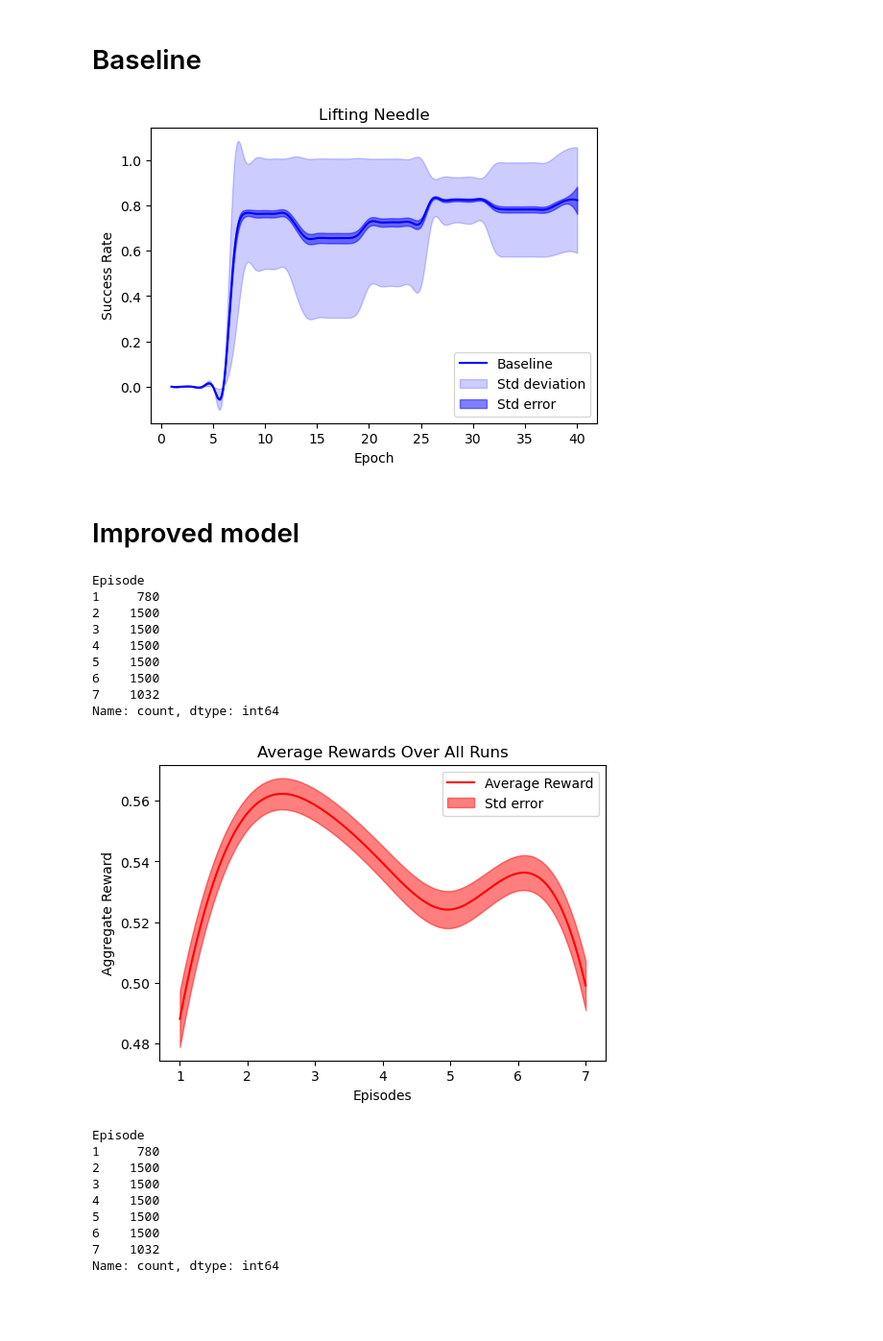
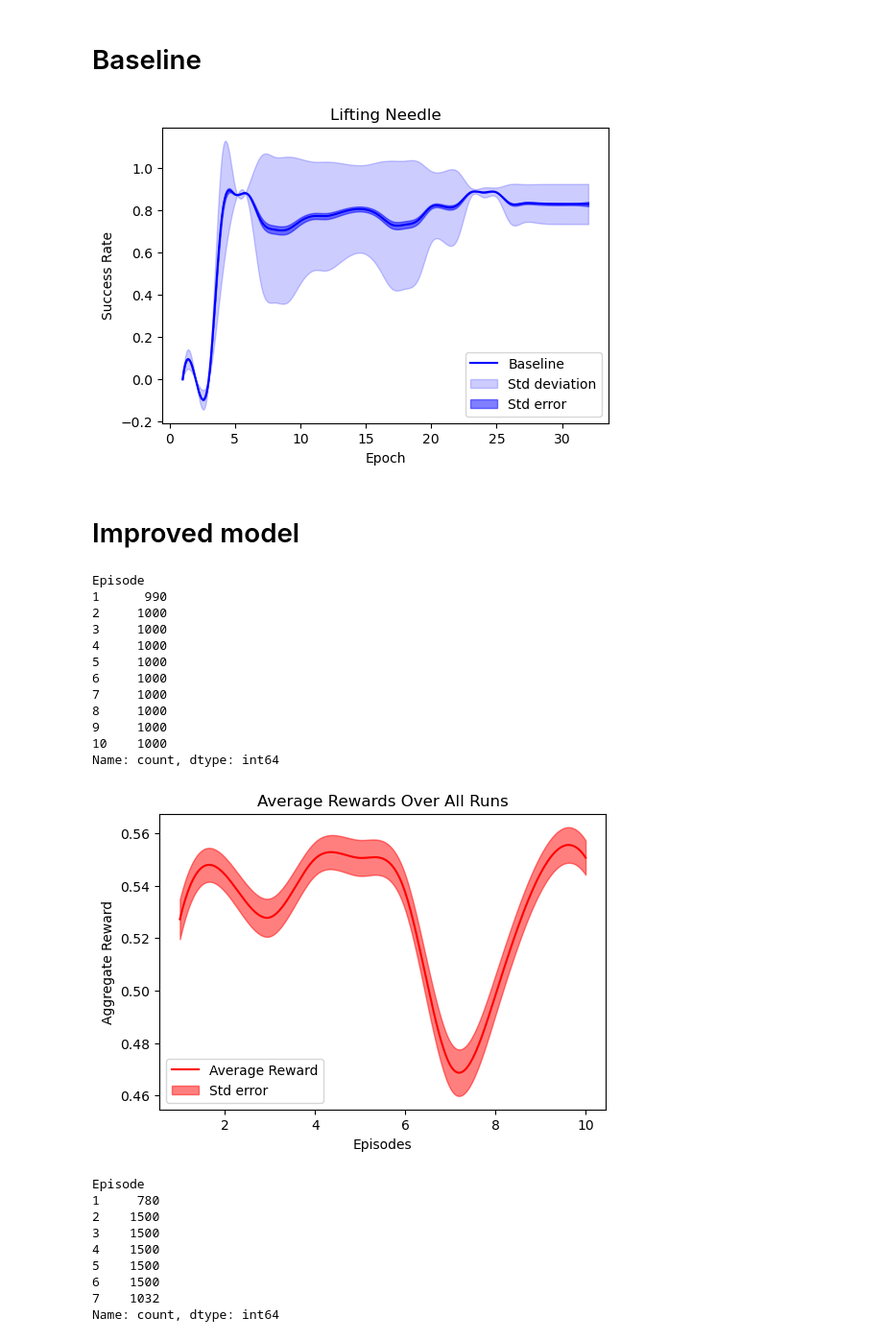
Before and after one commit to marcali/orbit-surgical-marcali, a Jupyter notebook: tables.ipynb, the cells around one changed output. Shown at 96% size. Saved outputs shown, nothing was run; the diff lists cells and outputs as text; code cells hidden in the pictures; blank space fills up the shorter version.

Commit message:
adding graphs

```diff
--- a/tables.ipynb
+++ b/tables.ipynb
@@ -430,7 +506,7 @@ import matplotlib.pyplot as plt
 from scipy.interpolate import make_interp_spline
 
 # Load the CSV file
-file_path_og = 'data/inference/performance_log_og.csv'  # Change this to your file path
+file_path_og = 'data/inference/performance_log_og2.csv'  # Change this to your file path
 df = pd.read_csv(file_path_og)
 
 # Ensure 'Success rate' contains only numeric values
@@ -479,7 +555,7 @@ plt.legend(loc='best')
 # Show the plot
 plt.show()
 # %% [output]
-[figure, old version]
+[figure, new version]
 # %% [markdown]
 # Improved model
 # %%
@@ -489,7 +565,7 @@ import matplotlib.pyplot as plt
 from scipy.interpolate import make_interp_spline
 
 # Load the CSV file
-file_path = 'data/inference/best.csv'  # Change this to your file path
+file_path = 'data/inference/performance_log_best2.csv'  # Change this to your file path
 df = pd.read_csv(file_path)
 
 # Ensure 'Reward' contains only numeric values
@@ -511,41 +587,44 @@ stderr = np.nan_to_num(grouped_clean['stderr'])
 
 # Interpolation for smoother lines
 episodes_smooth = np.linspace(episodes.min(), episodes.max(), 300)
 mean_smooth = make_interp_spline(episodes, mean)(episodes_smooth)
 std_smooth = make_interp_spline(episodes, std)(episodes_smooth)
 stderr_smooth = make_interp_spline(episodes, stderr)(episodes_smooth)
 
 # Plot the graph
 plt.figure(figsize=(6, 4))
 
 # Plot the baseline mean line
 plt.plot(episodes_smooth, mean_smooth, label='Average Reward', color='red')
 
 # Fill between for std (light shaded area)
 #plt.fill_between(episodes_smooth, mean_smooth - std_smooth, mean_smooth + std_smooth, color='red', alpha=0.2, label='Std deviation')
 
 # Fill between for standard error (dark shaded area)
 plt.fill_between(episodes_smooth, mean_smooth - stderr_smooth, mean_smooth + stderr_smooth, color='red', alpha=0.5, label='Std error')
 
 # Adding labels, title, and legend
 plt.xlabel('Episodes')
 plt.ylabel('Aggregate Reward')
 plt.title('Average Rewards Over All Runs')
 plt.legend(loc='best')
 
 # Show the plot
 plt.show()
 # %% [output]
 Episode
-1     780
-2    1500
-3    1500
-4    1500
-5    1500
-6    1500
-7    1032
+1      990
+2     1000
+3     1000
+4     1000
+5     1000
+6     1000
+7     1000
+8     1000
+9     1000
+10    1000
 Name: count, dtype: int64
-[figure, old version]
+[figure, new version]
 # %%
 import pandas as pd
 import numpy as np
```
Also changed, not shown: parts of 6 cells of this notebook, 10 other files.
